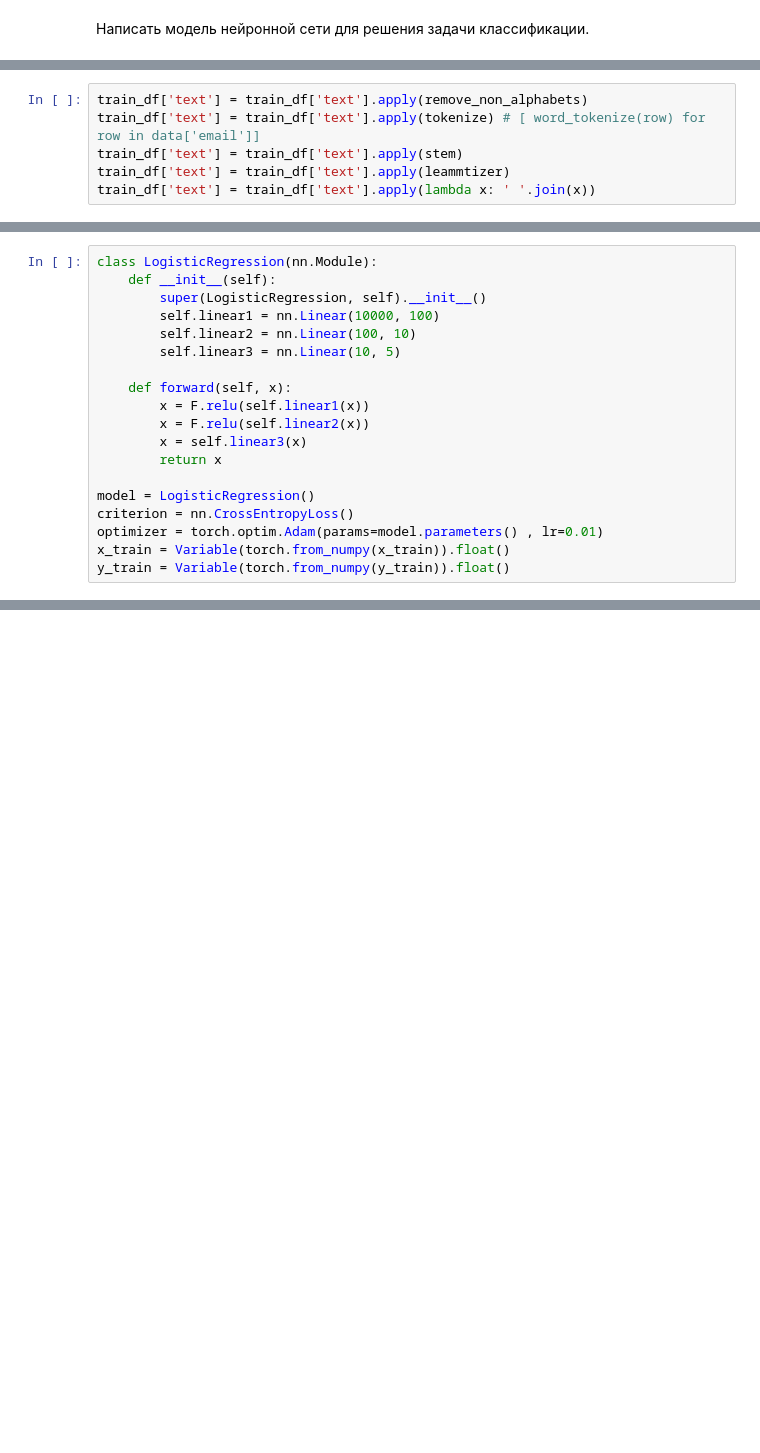
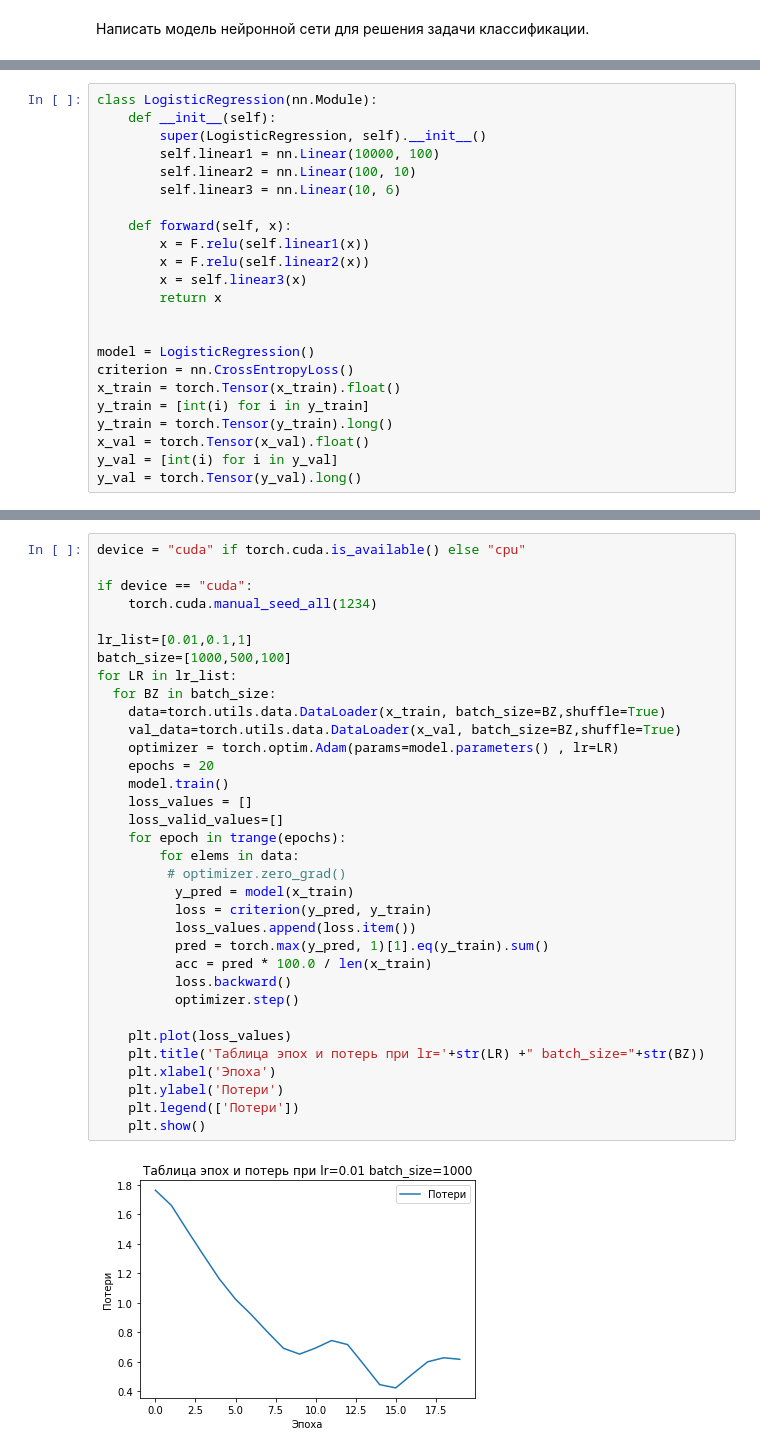
Before and after one commit to kingtuler1454/torch, a Jupyter notebook: 5kab.ipynb, the cells around one changed output, grey strips where cells are left out. Drawn from its saved outputs; the diff is of its cells as text; blank space fills up the shorter version.

```diff
--- a/5kab.ipynb
+++ b/5kab.ipynb
@@ -124,8 +109,2 @@ leammtizer = lambda x: [ lemmatizer.lemmatize(word) for word in x ]
-# %%
-train_df['text'] = train_df['text'].apply(remove_non_alphabets)
-train_df['text'] = train_df['text'].apply(tokenize) # [ word_tokenize(row) for row in data['email']]
-train_df['text'] = train_df['text'].apply(stem)
-train_df['text'] = train_df['text'].apply(leammtizer)
-train_df['text'] = train_df['text'].apply(lambda x: ' '.join(x))
 # %%
 max_words = 10000
@@ -139,7 +124,7 @@ class LogisticRegression(nn.Module):
         super(LogisticRegression, self).__init__()
         self.linear1 = nn.Linear(10000, 100)
         self.linear2 = nn.Linear(100, 10)
-        self.linear3 = nn.Linear(10, 5)
+        self.linear3 = nn.Linear(10, 6)
 
     def forward(self, x):
         x = F.relu(self.linear1(x))
@@ -147,8 +132,12 @@ class LogisticRegression(nn.Module):
         x = self.linear3(x)
         return x
 
+
 model = LogisticRegression()
 criterion = nn.CrossEntropyLoss()
-optimizer = torch.optim.Adam(params=model.parameters() , lr=0.01)
-x_train = Variable(torch.from_numpy(x_train)).float()
-y_train = Variable(torch.from_numpy(y_train)).float()
+x_train = torch.Tensor(x_train).float()
+y_train = [int(i) for i in y_train]
+y_train = torch.Tensor(y_train).long()
+x_val = torch.Tensor(x_val).float()
+y_val = [int(i) for i in y_val]
+y_val = torch.Tensor(y_val).long()
@@ -156,0 +148,36 @@ TypeError: ignored
+# %%
+device = "cuda" if torch.cuda.is_available() else "cpu"
+
+if device == "cuda":
+    torch.cuda.manual_seed_all(1234)
+
+lr_list=[0.01,0.1,1]
+batch_size=[1000,500,100]
+for LR in lr_list:
+  for BZ in batch_size:
+    data=torch.utils.data.DataLoader(x_train, batch_size=BZ,shuffle=True)
+    val_data=torch.utils.data.DataLoader(x_val, batch_size=BZ,shuffle=True)
+    optimizer = torch.optim.Adam(params=model.parameters() , lr=LR)
+    epochs = 20
+    model.train()
+    loss_values = []
+    loss_valid_values=[]
+    for epoch in trange(epochs):
+        for elems in data:
+         # optimizer.zero_grad()
+          y_pred = model(x_train)
+          loss = criterion(y_pred, y_train)
+          loss_values.append(loss.item())
+          pred = torch.max(y_pred, 1)[1].eq(y_train).sum()
+          acc = pred * 100.0 / len(x_train)
+          loss.backward()
+          optimizer.step()
+
+    plt.plot(loss_values)
+    plt.title('Таблица эпох и потерь при lr='+str(LR) +" batch_size="+str(BZ))
+    plt.xlabel('Эпоха')
+    plt.ylabel('Потери')
+    plt.legend(['Потери'])
+    plt.show()
+# %% [output]
+[figure, added]
```
Also changed, not shown: parts of 20 cells of this notebook.
